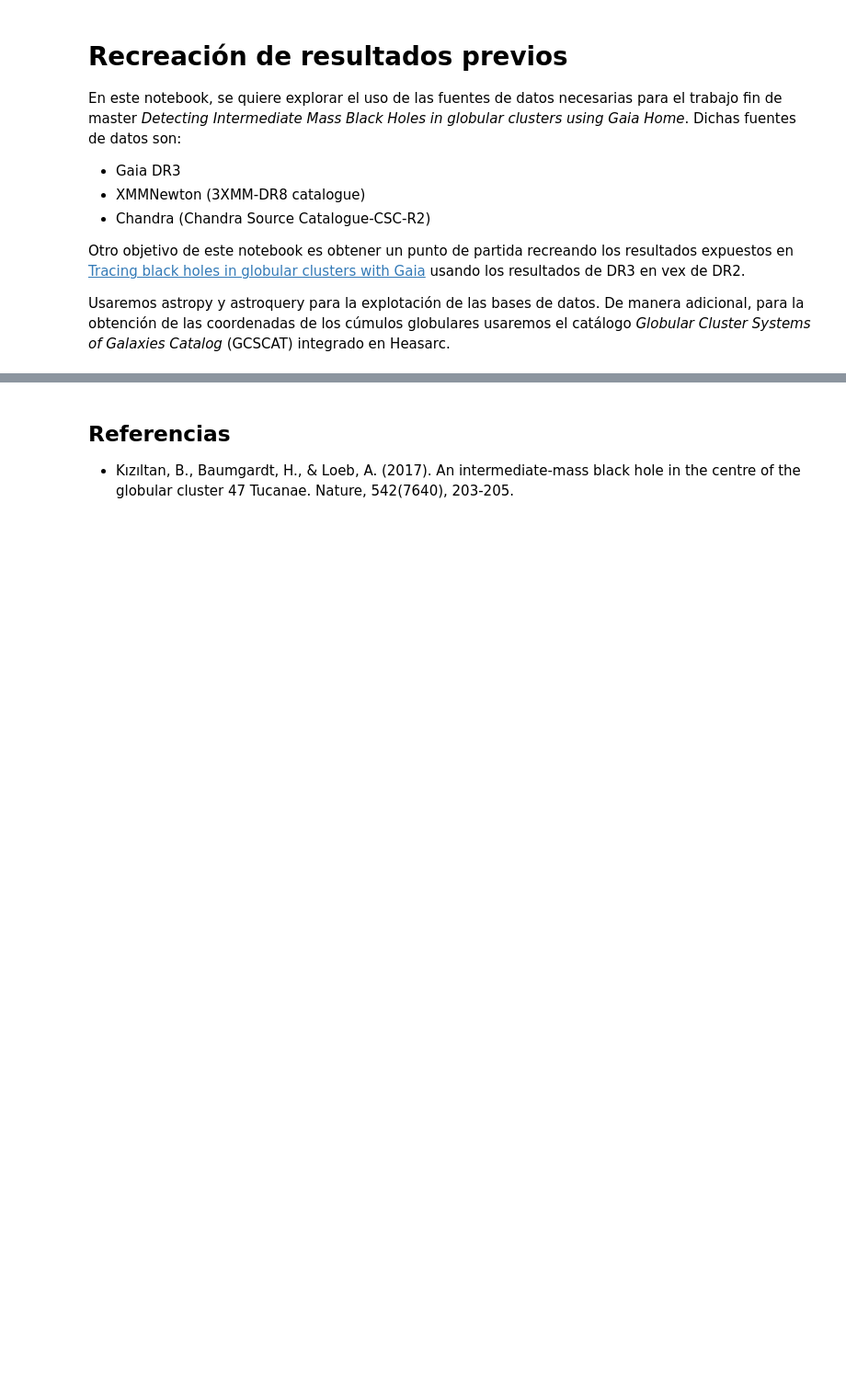
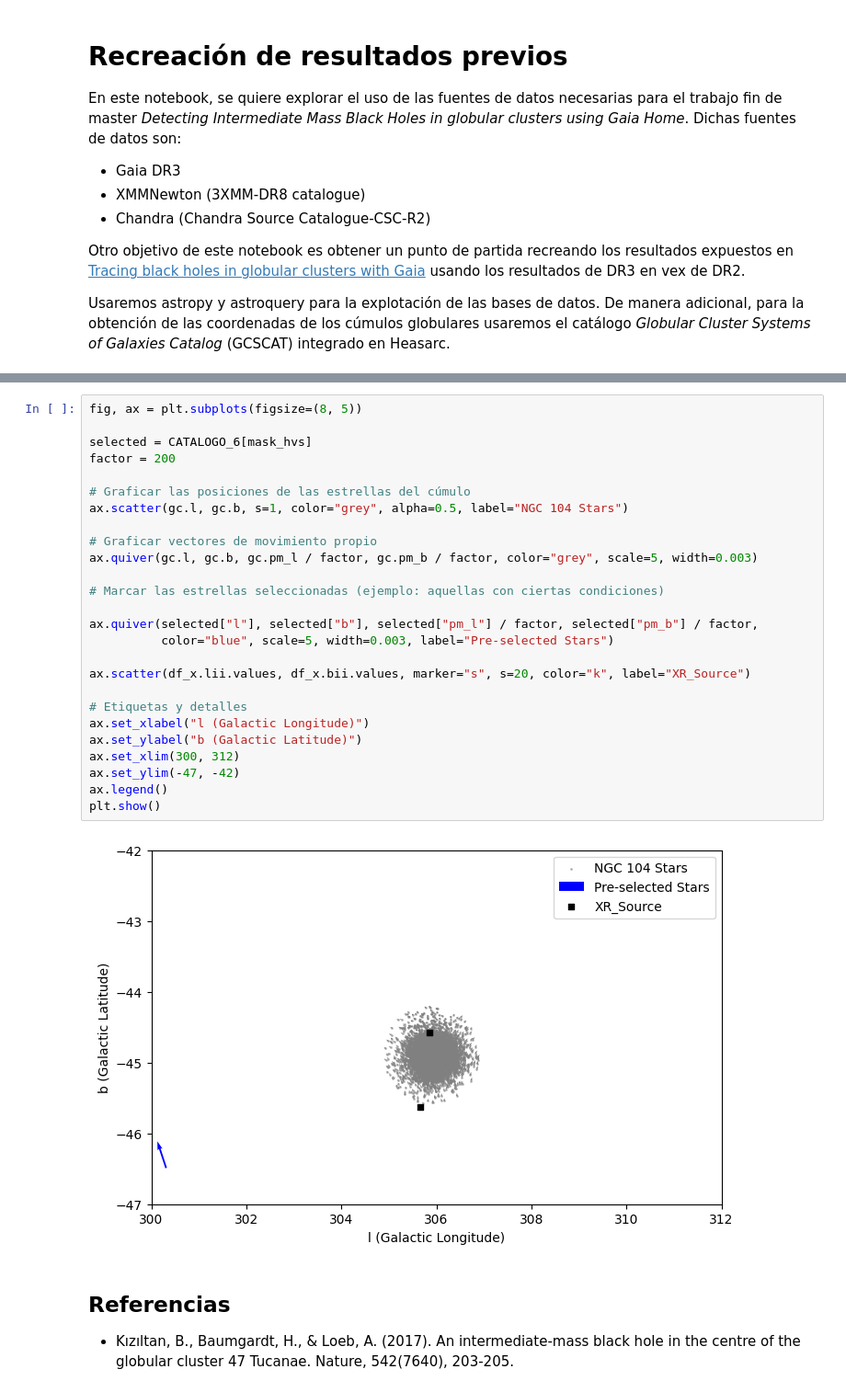
Before and after one commit to santhiperbolico/tfm-ucm-code, a Jupyter notebook: notebooks/Resultados Previos.ipynb, the cells around one changed output, grey strips where cells are left out. Shown at 92% size. Saved outputs shown, nothing was run; the diff lists cells and outputs as text; blank space fills up the shorter version.

```diff
--- a/notebooks/Resultados Previos.ipynb
+++ b/notebooks/Resultados Previos.ipynb
@@ -155,3 +485,31 @@ Table length=1
+# %%
+fig, ax = plt.subplots(figsize=(8, 5))
+
+selected = CATALOGO_6[mask_hvs]
+factor = 200
+
+# Graficar las posiciones de las estrellas del cúmulo
+ax.scatter(gc.l, gc.b, s=1, color="grey", alpha=0.5, label="NGC 104 Stars")
+
+# Graficar vectores de movimiento propio
+ax.quiver(gc.l, gc.b, gc.pm_l / factor, gc.pm_b / factor, color="grey", scale=5, width=0.003)
+
+# Marcar las estrellas seleccionadas (ejemplo: aquellas con ciertas condiciones)
+
+ax.quiver(selected["l"], selected["b"], selected["pm_l"] / factor, selected["pm_b"] / factor,
+          color="blue", scale=5, width=0.003, label="Pre-selected Stars")
+
+ax.scatter(df_x.lii.values, df_x.bii.values, marker="s", s=20, color="k", label="XR_Source")
+
+# Etiquetas y detalles
+ax.set_xlabel("l (Galactic Longitude)")
+ax.set_ylabel("b (Galactic Latitude)")
+ax.set_xlim(300, 312)
+ax.set_ylim(-47, -42)
+ax.legend()
+plt.show()
+# %% [output]
+[figure, added]
 # %% [markdown]
 ## Referencias
 - Kızıltan, B., Baumgardt, H., & Loeb, A. (2017). An intermediate-mass black hole in the centre of the globular cluster 47 Tucanae. Nature, 542(7640), 203-205.
```
Also changed, not shown: parts of 45 cells of this notebook, 1 other file.
